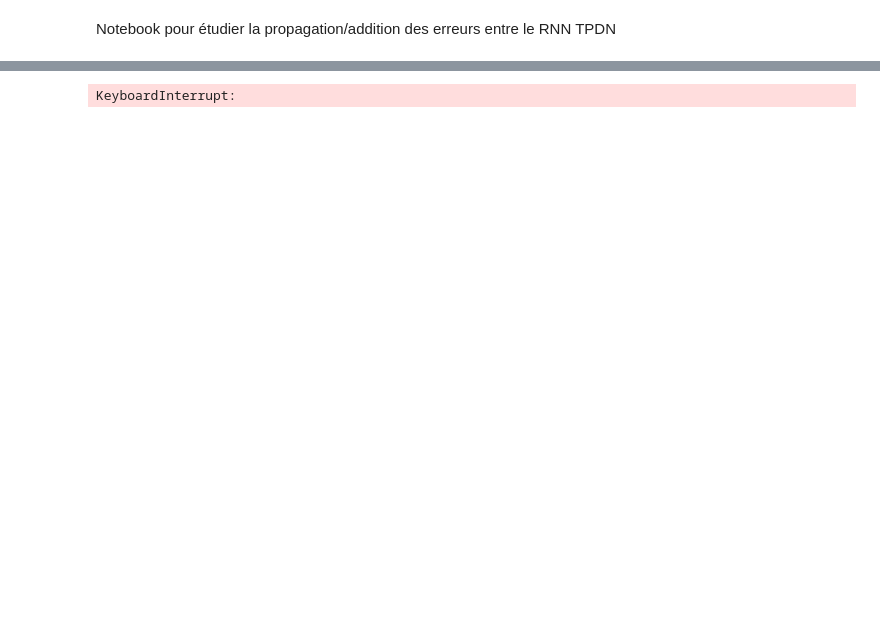
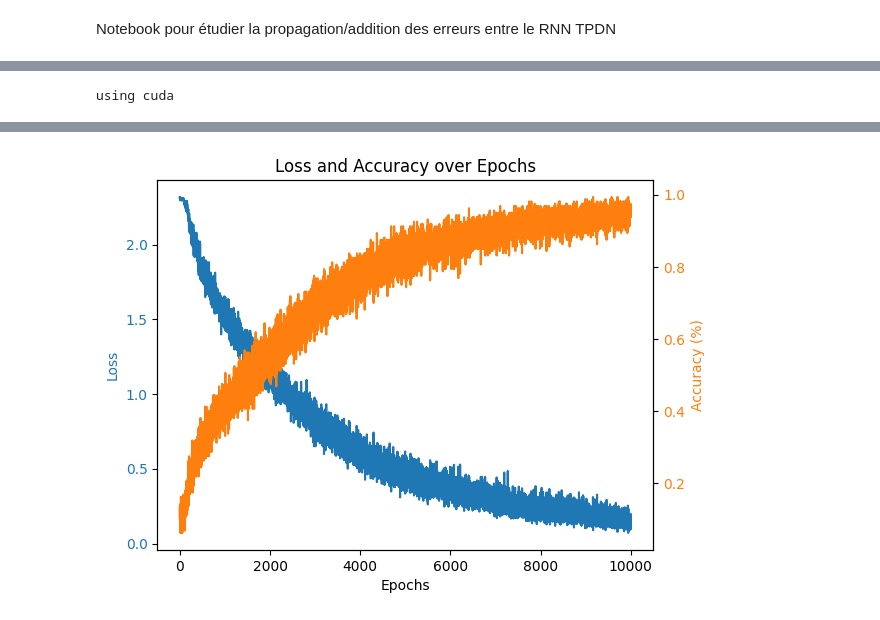
Before and after one commit to baptxste/projet_3A, a Jupyter notebook: partie1/prop_error.ipynb, the cells around one changed output, grey strips where cells are left out. Drawn from its saved outputs; the diff is of its cells as text; code cells hidden in the pictures; blank space fills up the shorter version.

```diff
--- a/partie1/prop_error.ipynb
+++ b/partie1/prop_error.ipynb
@@ -20,3 +24,21 @@ from tqdm import tqdm
+# %%
+input_size = 10
+emb_size = 8
+hidden_size = 64
+
+output_size = 10
+num_layers = 1
+batch_size = 16
+seq_len = 10
+epochs = 10000
+learning_rate = 0.001
+
+device = torch.device("cuda" if torch.cuda.is_available() else "cpu")
+# device = torch.device('cpu')
+print( f"using {device} ")
+precision= Accuracy(task="multiclass", num_classes=input_size).to(device)
+# %% [output]
+using cuda
 # %%
 def generate_data(batch_size, seq_len, input_size):
     '''
@@ -26,9 +48,6 @@ def generate_data(batch_size, seq_len, input_size):
     roles = torch.arange(seq_len).unsqueeze(0).expand(batch_size, -1)  # rôles
     return data, roles
 
-def precision(predicted, target):
-    correct = (predicted.argmax(dim=-1) == target).float()
-    return correct.mean().item() * 100
 
 def plot_tensors(tensor1, tensor2, labels=("Tensor 1", "Tensor 2")):
 
@@ -135,19 +66,4 @@ class TensorProductEncoder(nn.Module):
 # %%
-
-input_size = 10
-emb_size = 5
-hidden_size = 32
-
-output_size = 10
-num_layers = 2
-batch_size = 16
-seq_len = 10
-epochs = 10000
-learning_rate = 0.001
-
-device = torch.device("cuda" if torch.cuda.is_available() else "cpu")
-# device = torch.device('cpu')
-print( f"using {device} ")
 encoder = GRUEncoderGD(input_size, emb_size, hidden_size, num_layers).to(device)
 decoder = GRUDecoderGD(emb_size, hidden_size, output_size, num_layers).to(device)
 
@@ -178,12 +94,12 @@ for epoch in range(epochs):
     loss.backward()
     optimizer.step()
 
-    accuracy = precision(reconstructed_x, data)
+    accuracy = precision(reconstructed_x.argmax(dim=-1), data)
     losses.append(loss.item())
-    accuracies.append(accuracy)
+    accuracies.append(accuracy.cpu())
 
     if (epoch + 1) % 10 == 0:
-        print(f"Epoch [{epoch + 1}/{epochs}], Loss: {loss.item():.4f}, Accuracy: {accuracy:.2f}%")
+        print(f"Epoch [{epoch + 1}/{epochs}], Loss: {loss.item():.4f}, Accuracy: {accuracy*100:.2f}%")
 
 
 
@@ -229,4 +145,4 @@ Epoch [230/10000], Loss: 2.1107, Accuracy: 21.25%
-KeyboardInterrupt:
+[figure, added]
 # %%
 
 seq_len_tensor = torch.tensor([seq_len]).to(device)
```
Also changed, not shown: parts of 7 cells of this notebook, 6 other files.
